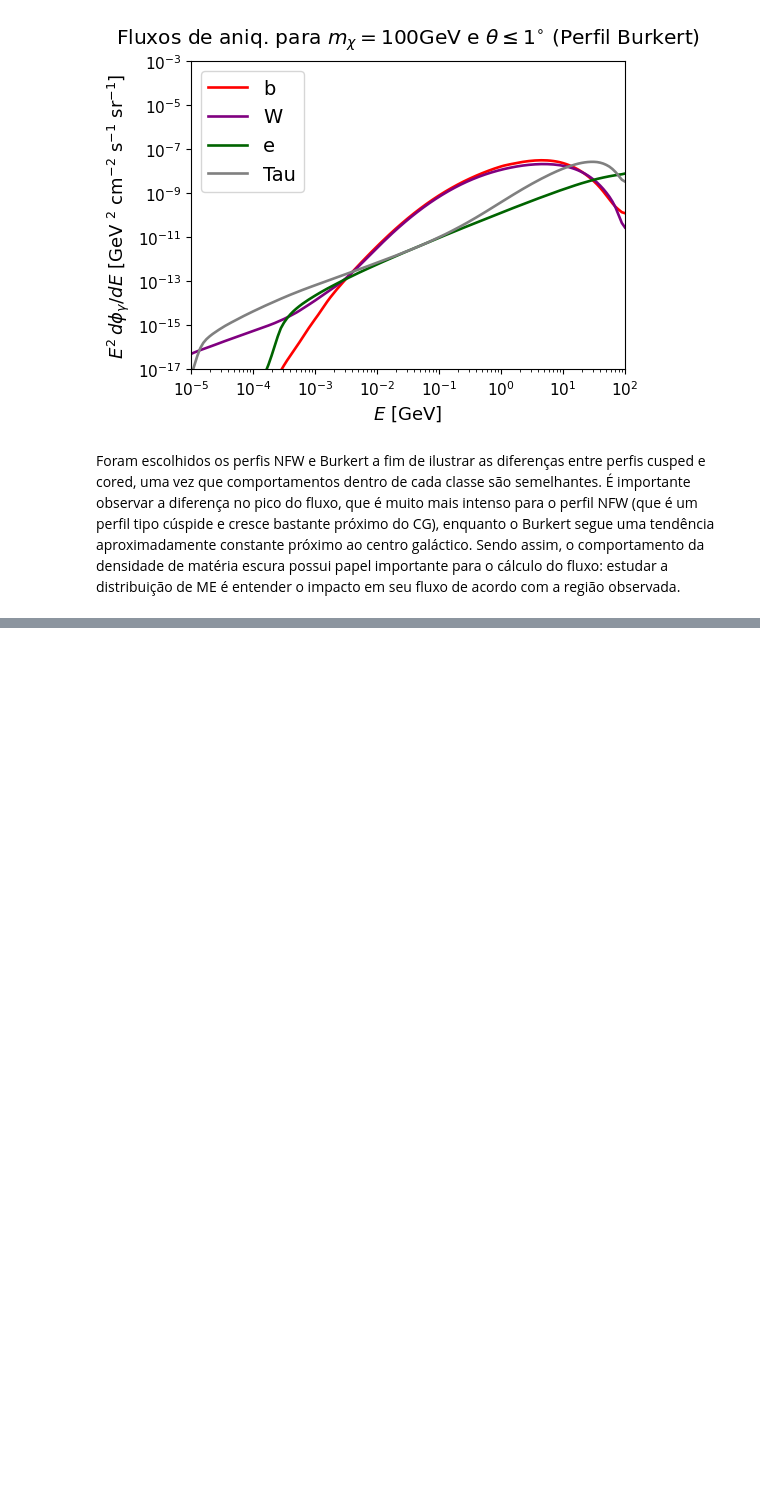
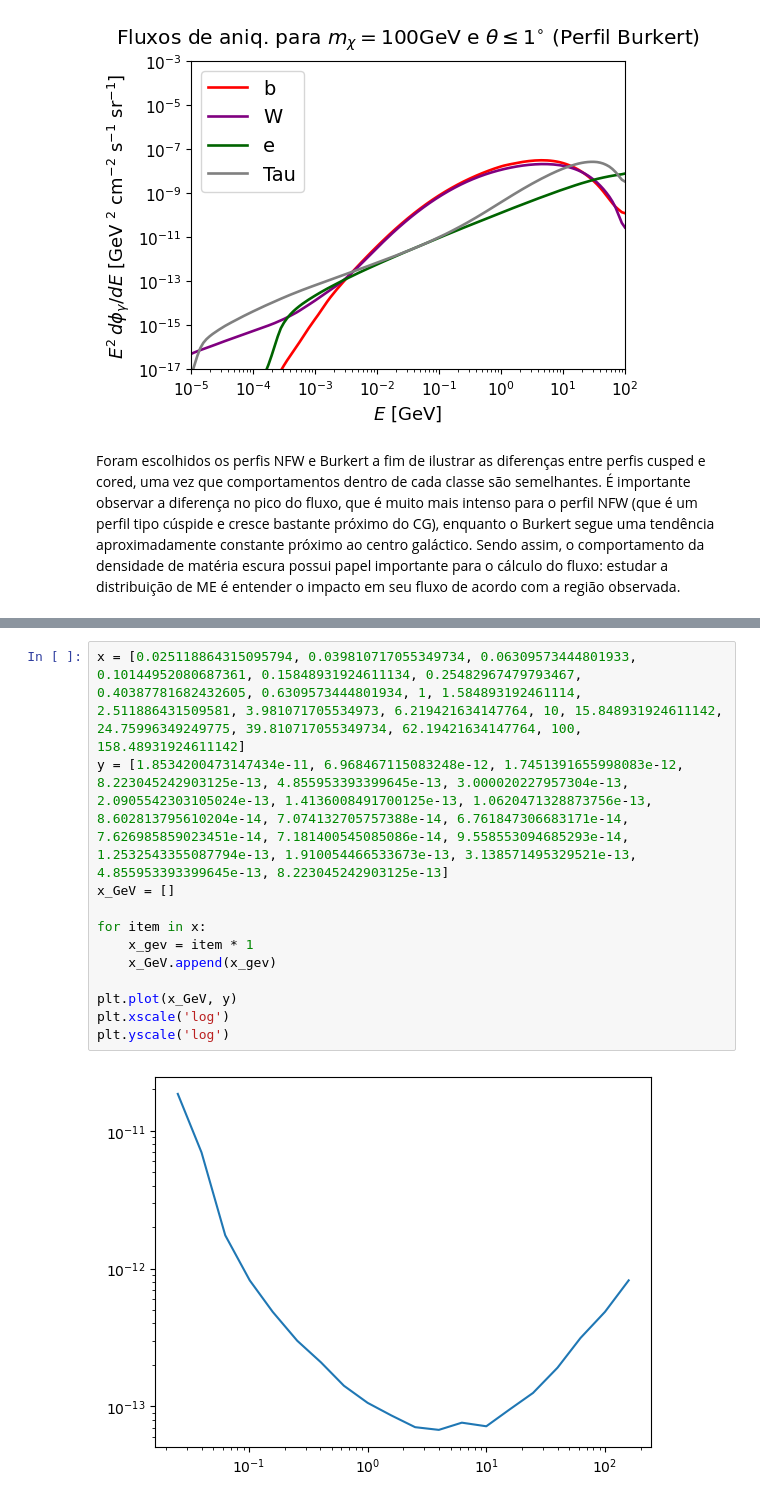
Before and after one commit to lrochacastro/Perfis-da-Materia-Escura, a Jupyter notebook: Perfis de Matéria Escura - Otimizado.ipynb, the cells around one changed output, grey strips where cells are left out. Saved outputs shown, nothing was run; the diff lists cells and outputs as text; blank space fills up the shorter version.

```diff
--- a/Perfis de Matéria Escura - Otimizado.ipynb
+++ b/Perfis de Matéria Escura - Otimizado.ipynb
@@ -943,0 +884,14 @@ plt.legend()
+# %%
+x = [0.025118864315095794, 0.039810717055349734, 0.06309573444801933, 0.10144952080687361, 0.15848931924611134, 0.25482967479793467, 0.40387781682432605, 0.6309573444801934, 1, 1.584893192461114, 2.511886431509581, 3.981071705534973, 6.219421634147764, 10, 15.848931924611142, 24.75996349249775, 39.810717055349734, 62.19421634147764, 100, 158.48931924611142]
+y = [1.8534200473147434e-11, 6.968467115083248e-12, 1.7451391655998083e-12, 8.223045242903125e-13, 4.855953393399645e-13, 3.000020227957304e-13, 2.0905542303105024e-13, 1.4136008491700125e-13, 1.0620471328873756e-13, 8.602813795610204e-14, 7.074132705757388e-14, 6.761847306683171e-14, 7.626985859023451e-14, 7.181400545085086e-14, 9.558553094685293e-14, 1.2532543355087794e-13, 1.910054466533673e-13, 3.138571495329521e-13, 4.855953393399645e-13, 8.223045242903125e-13]
+x_GeV = []
+
+for item in x:
+    x_gev = item * 1
+    x_GeV.append(x_gev)
+
+plt.plot(x_GeV, y)
+plt.xscale('log')
+plt.yscale('log')
+# %% [output]
+[figure, added]
```
Also changed, not shown: parts of 7 cells of this notebook, 7 other files.
